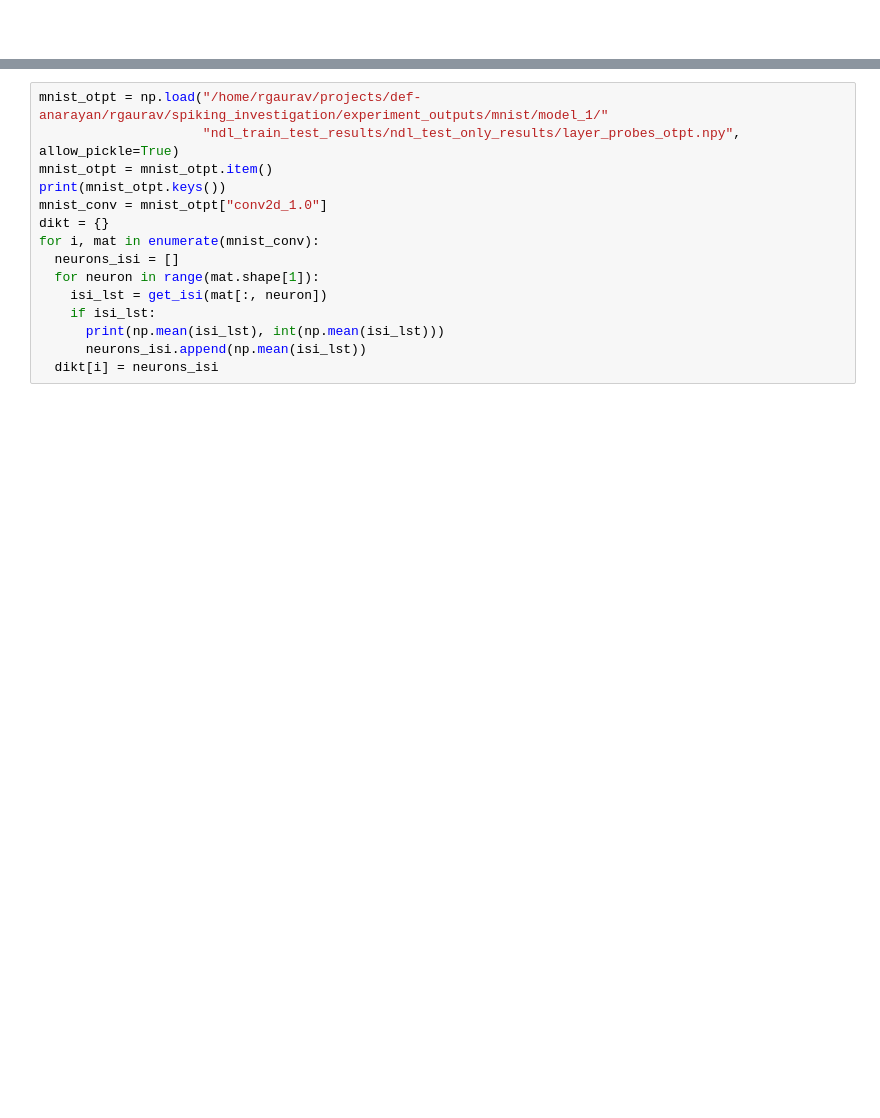
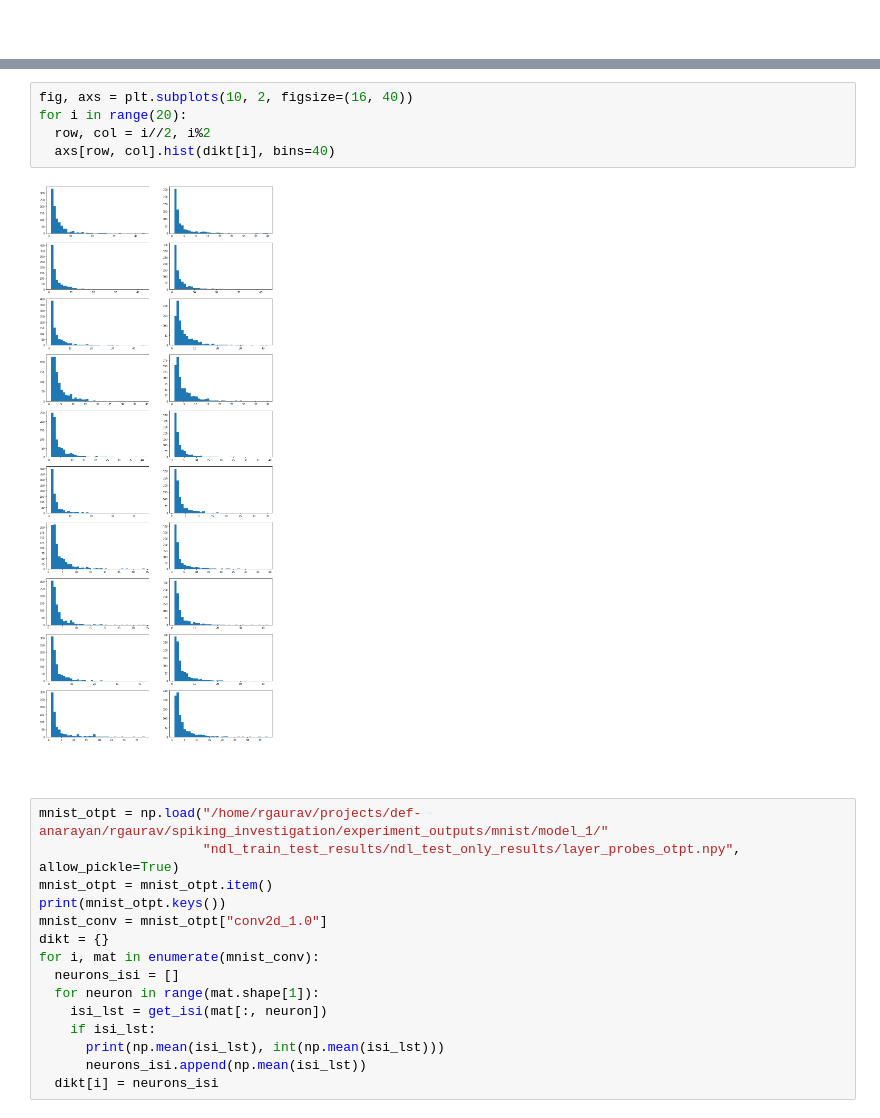
Before and after one commit to R-Gaurav/SpikingMaxPooling, a Jupyter notebook: misc/Investigating_MaxPooling_Outputs_CIFAR10.ipynb, the cells around one changed output, grey strips where cells are left out. Drawn from its saved outputs; the diff is of its cells as text; blank space fills up the shorter version.

```diff
--- a/misc/Investigating_MaxPooling_Outputs_CIFAR10.ipynb
+++ b/misc/Investigating_MaxPooling_Outputs_CIFAR10.ipynb
@@ -347,3 +444,12 @@ for i in range(20):
+# %%
+fig, axs = plt.subplots(10, 2, figsize=(16, 40))
+for i in range(20):
+  row, col = i//2, i%2
+  axs[row, col].hist(dikt[i], bins=40)
+# %% [output]
+[figure, added]
+# %% [markdown]
+# ################################################################
 # %%
 mnist_otpt = np.load("/home/rgaurav/projects/def-anarayan/rgaurav/spiking_investigation/experiment_outputs/mnist/model_1/"
                      "ndl_train_test_results/ndl_test_only_results/layer_probes_otpt.npy", allow_pickle=True)
```
Also changed, not shown: parts of 15 cells of this notebook, 9 other files.
